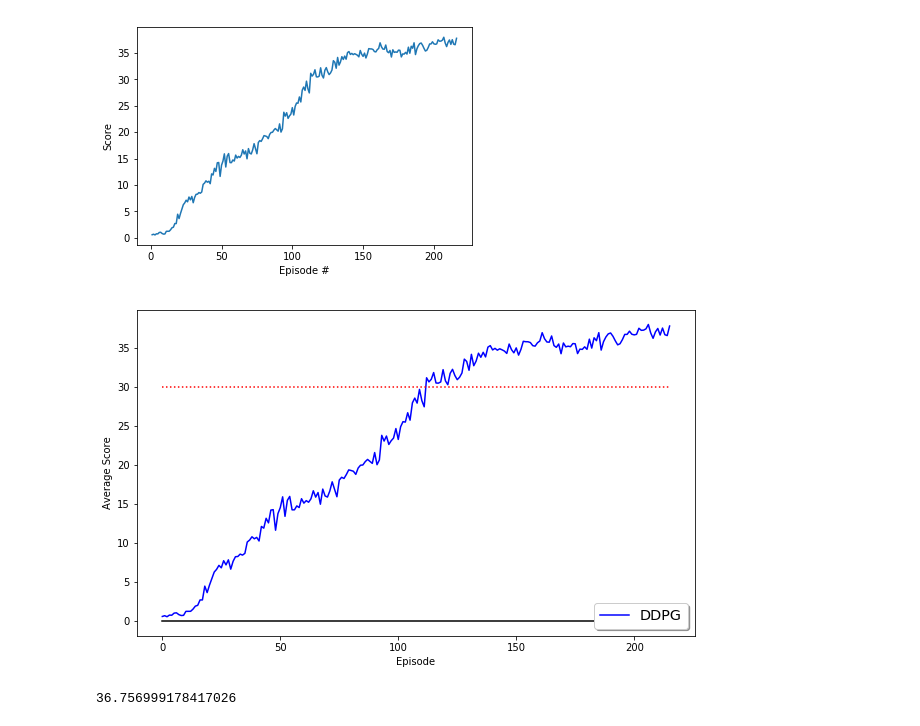
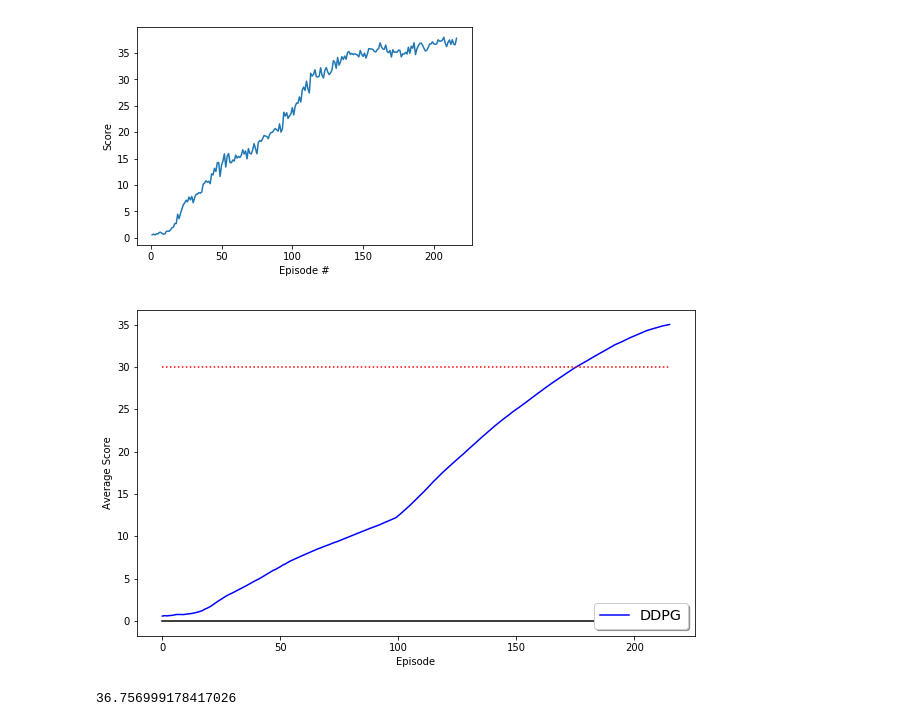
Before and after one commit to MLerik/Deep-Reinforcement-Learning, a Jupyter notebook: Continuous_Control/Continuous_Control.ipynb, the cells around one changed output. Cells and saved outputs as stored; diff of their text form; code cells hidden in the pictures.

Commit message:
updated average score plotting

```diff
--- a/Continuous_Control/Continuous_Control.ipynb
+++ b/Continuous_Control/Continuous_Control.ipynb
@@ -194,17 +200,23 @@ Environment solved in 215 episodes!     Average Score: 34.96
 Episode 216      Average Score 35.02    Max Score 39.26
 Environment solved in 216 episodes!     Average Score: 35.02
 [figure]
+# %%
+scores_window = deque(maxlen=100)
+scores_avg = []
+for i in range(len(scores)):
+    scores_window.append(scores[i])
+    scores_avg.append(np.mean(scores_window))
 # %%
 fig, ax = plt.subplots(figsize=(10, 6))
-ax.plot(scores,color ='b',  label='DDPG')
-ax.plot(np.zeros(len(scores)),'black')
-ax.plot(30*np.ones(len(scores)),'r:')
+ax.plot(scores_avg,color ='b',  label='DDPG')
+ax.plot(np.zeros(len(scores_avg)),'black')
+ax.plot(30*np.ones(len(scores_avg)),'r:')
 legend = ax.legend(loc='lower right', shadow=True, fontsize='x-large')
 plt.xlabel("Episode")
 plt.ylabel("Average Score")
 fig.savefig("./Images/Training.png")
 # %% [output]
-[figure, old version]
+[figure, new version]
 # %%
 env_info = env.reset(train_mode=False)[brain_name]      # reset the environment
 states = env_info.vector_observations                  # get the current state (for each agent)
```
Also changed, not shown: parts of 1 cell of this notebook, 1 other file.
